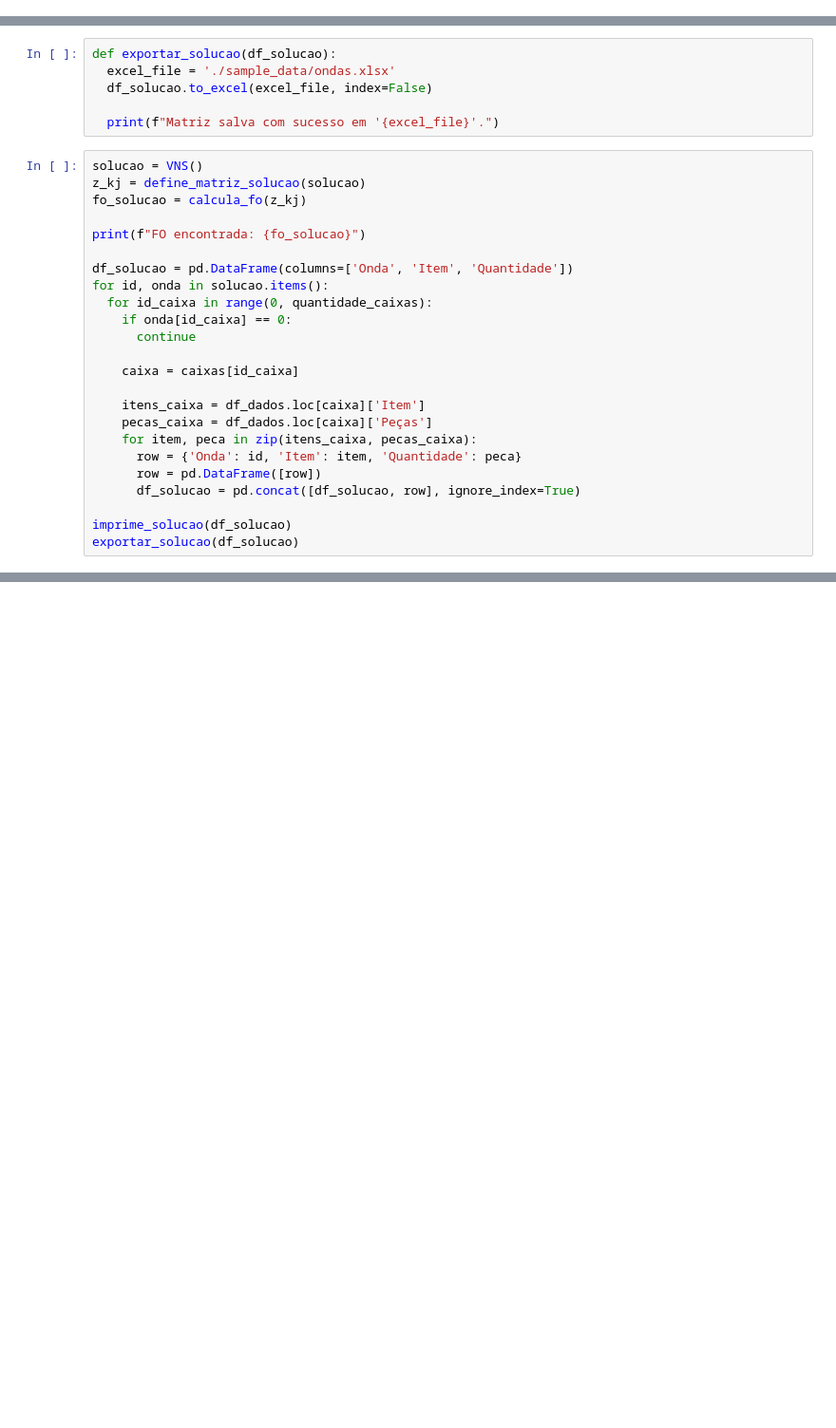
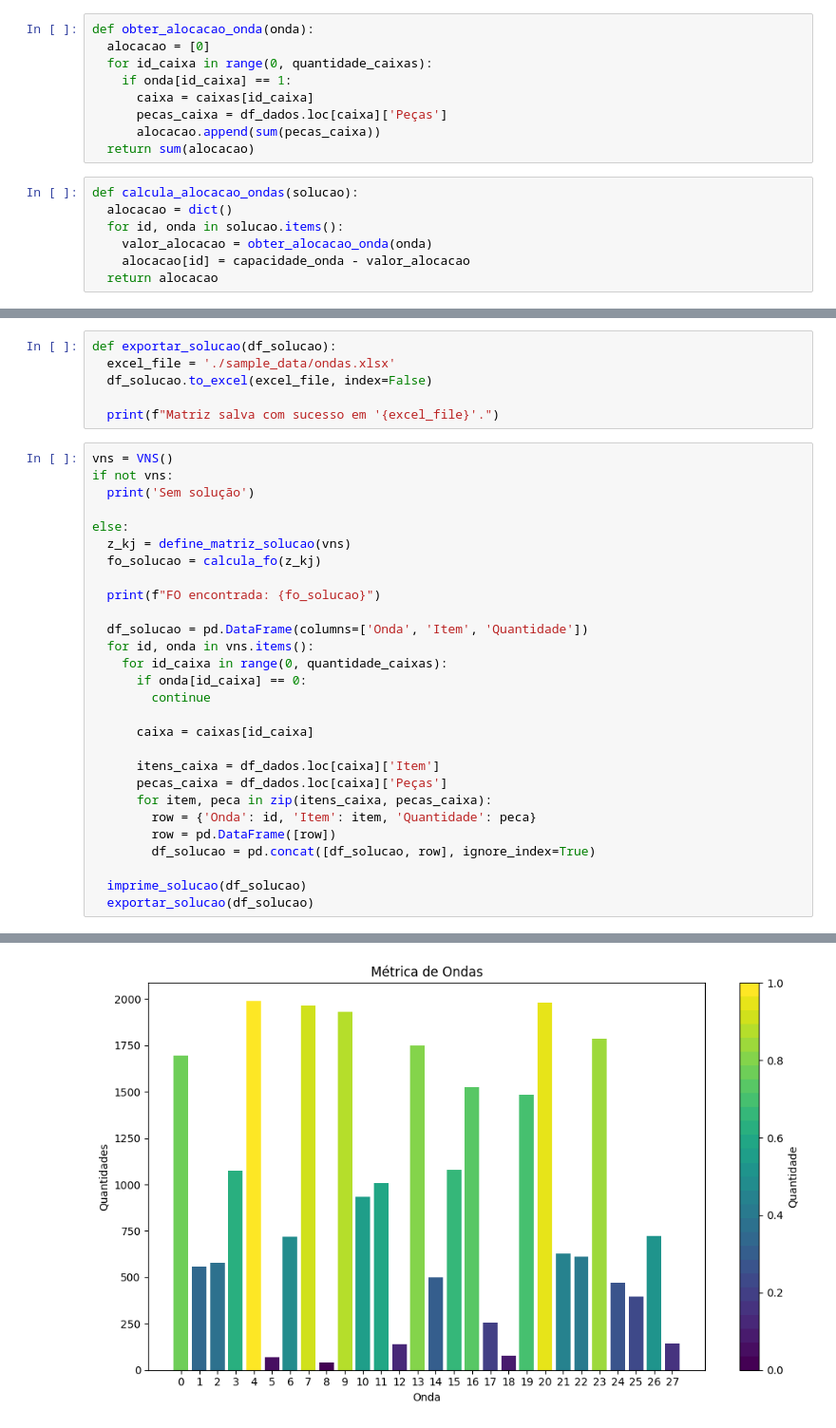
Before and after one commit to isoBello/VNS_HILL_CLIMBING, a Jupyter notebook: VNS.ipynb, the cells around one changed output, grey strips where cells are left out. Shown at 95% size. Saved outputs shown, nothing was run; the diff lists cells and outputs as text; blank space fills up the shorter version.

```diff
--- a/VNS.ipynb
+++ b/VNS.ipynb
@@ -152,0 +54,16 @@ def define_vizinhos(solucao, n_vizinhanca, numero_ondas):
+# %%
+def obter_alocacao_onda(onda):
+  alocacao = [0]
+  for id_caixa in range(0, quantidade_caixas):
+    if onda[id_caixa] == 1:
+      caixa = caixas[id_caixa]
+      pecas_caixa = df_dados.loc[caixa]['Peças']
+      alocacao.append(sum(pecas_caixa))
+  return sum(alocacao)
+# %%
+def calcula_alocacao_ondas(solucao):
+  alocacao = dict()
+  for id, onda in solucao.items():
+    valor_alocacao = obter_alocacao_onda(onda)
+    alocacao[id] = capacidade_onda - valor_alocacao
+  return alocacao
@@ -382,27 +369,31 @@ def exportar_solucao(df_solucao):
 
   print(f"Matriz salva com sucesso em '{excel_file}'.")
 # %%
-solucao = VNS()
-z_kj = define_matriz_solucao(solucao)
-fo_solucao = calcula_fo(z_kj)
+vns = VNS()
+if not vns:
+  print('Sem solução')
 
-print(f"FO encontrada: {fo_solucao}")
+else:
+  z_kj = define_matriz_solucao(vns)
+  fo_solucao = calcula_fo(z_kj)
 
-df_solucao = pd.DataFrame(columns=['Onda', 'Item', 'Quantidade'])
-for id, onda in solucao.items():
-  for id_caixa in range(0, quantidade_caixas):
-    if onda[id_caixa] == 0:
-      continue
+  print(f"FO encontrada: {fo_solucao}")
 
-    caixa = caixas[id_caixa]
+  df_solucao = pd.DataFrame(columns=['Onda', 'Item', 'Quantidade'])
+  for id, onda in vns.items():
+    for id_caixa in range(0, quantidade_caixas):
+      if onda[id_caixa] == 0:
+        continue
 
-    itens_caixa = df_dados.loc[caixa]['Item']
-    pecas_caixa = df_dados.loc[caixa]['Peças']
-    for item, peca in zip(itens_caixa, pecas_caixa):
-      row = {'Onda': id, 'Item': item, 'Quantidade': peca}
-      row = pd.DataFrame([row])
-      df_solucao = pd.concat([df_solucao, row], ignore_index=True)
+      caixa = caixas[id_caixa]
 
-imprime_solucao(df_solucao)
-exportar_solucao(df_solucao)
+      itens_caixa = df_dados.loc[caixa]['Item']
+      pecas_caixa = df_dados.loc[caixa]['Peças']
+      for item, peca in zip(itens_caixa, pecas_caixa):
+        row = {'Onda': id, 'Item': item, 'Quantidade': peca}
+        row = pd.DataFrame([row])
+        df_solucao = pd.concat([df_solucao, row], ignore_index=True)
+
+  imprime_solucao(df_solucao)
+  exportar_solucao(df_solucao)
 # %% [output]
@@ -409,0 +417 @@ KeyboardInterrupt:
+[figure, added]
```
Also changed, not shown: parts of 13 cells of this notebook.
